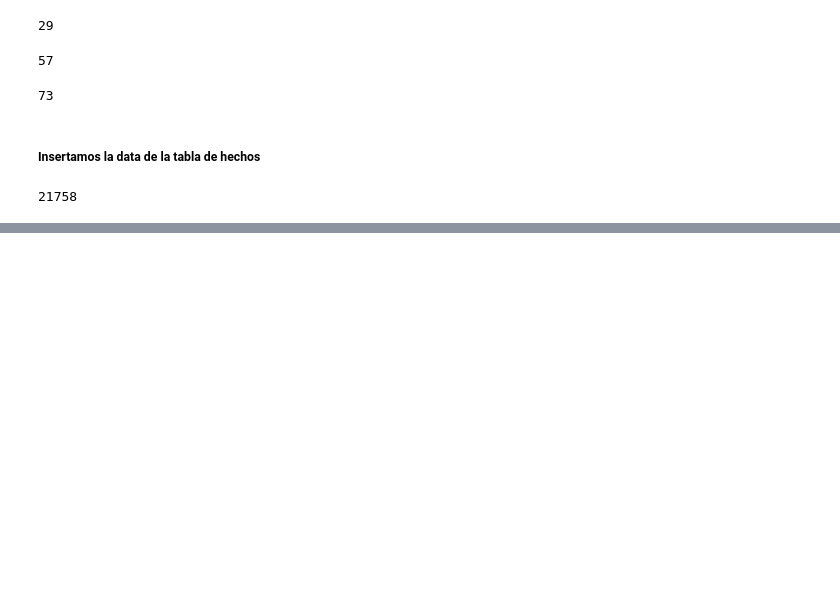
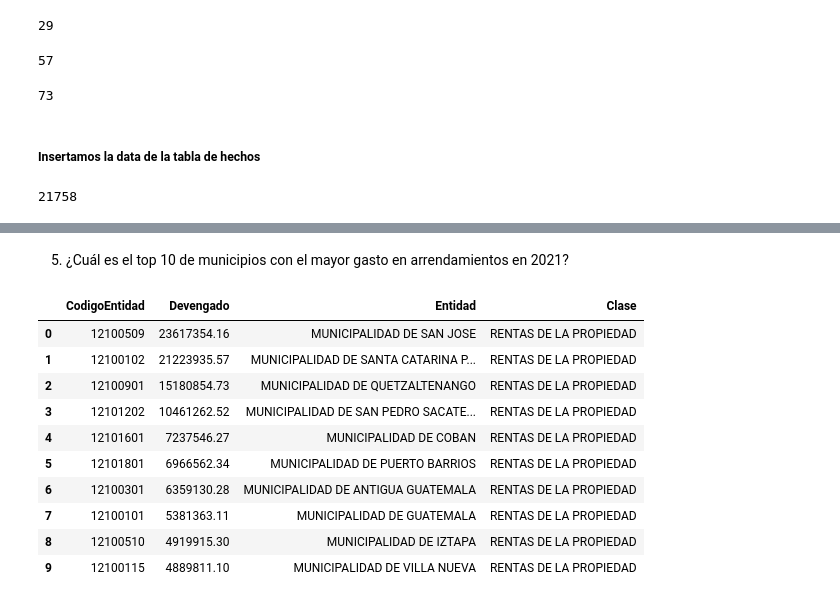
Before and after one commit to jerson8a/Proyecto2_CienciaDeDatosEnPython, a Jupyter notebook: Solution_Project2_JersonOchoa.ipynb, the cells around one changed output, grey strips where cells are left out. Cells and saved outputs as stored; diff of their text form; code cells hidden in the pictures; blank space fills up the shorter version.

```diff
--- a/Solution_Project2_JersonOchoa.ipynb
+++ b/Solution_Project2_JersonOchoa.ipynb
@@ -871,0 +961,24 @@ factTable.to_sql('FACT_TRANSACCION', mysql_driver, index=False, if_exists='appen
+# %% [markdown]
+5. ¿Cuál es el top 10 de municipios con el mayor gasto en arrendamientos en 2021?
+# %%
+dfResponse = factTable[factTable['Anio'] == 2021]
+dfResponse = factTable[factTable['CodigoClase'] == 15000]
+dfResponse = dfResponse.groupby(['CodigoEntidad', 'CodigoClase'])['Devengado'].sum()
+dfResponse = dfResponse.reset_index()
+dfResponse = dfResponse.sort_values(['Devengado'], ascending=False)
+dfResponse = dfResponse.merge(dimEntidad, how='inner', on='CodigoEntidad')
+dfResponse = dfResponse.merge(dimClase, how='inner', on='CodigoClase')
+dfResponse = dfResponse.drop(['CodigoClase'], axis=1)
+dfResponse.head(10)
+# %% [output]
+|  | CodigoEntidad | Devengado | Entidad | Clase |
+| 0 | 12100509 | 23617354.16 | MUNICIPALIDAD DE SAN JOSE | RENTAS DE LA PROPIEDAD |
+| 1 | 12100102 | 21223935.57 | MUNICIPALIDAD DE SANTA CATARINA P... | RENTAS DE LA PROPIEDAD |
+| 2 | 12100901 | 15180854.73 | MUNICIPALIDAD DE QUETZALTENANGO | RENTAS DE LA PROPIEDAD |
+| 3 | 12101202 | 10461262.52 | MUNICIPALIDAD DE SAN PEDRO SACATE... | RENTAS DE LA PROPIEDAD |
+| 4 | 12101601 | 7237546.27 | MUNICIPALIDAD DE COBAN | RENTAS DE LA PROPIEDAD |
+| 5 | 12101801 | 6966562.34 | MUNICIPALIDAD DE PUERTO BARRIOS | RENTAS DE LA PROPIEDAD |
+| 6 | 12100301 | 6359130.28 | MUNICIPALIDAD DE ANTIGUA GUATEMALA | RENTAS DE LA PROPIEDAD |
+| 7 | 12100101 | 5381363.11 | MUNICIPALIDAD DE GUATEMALA | RENTAS DE LA PROPIEDAD |
+| 8 | 12100510 | 4919915.30 | MUNICIPALIDAD DE IZTAPA | RENTAS DE LA PROPIEDAD |
+| 9 | 12100115 | 4889811.10 | MUNICIPALIDAD DE VILLA NUEVA | RENTAS DE LA PROPIEDAD |
```
Also changed, not shown: parts of 9 cells of this notebook.
